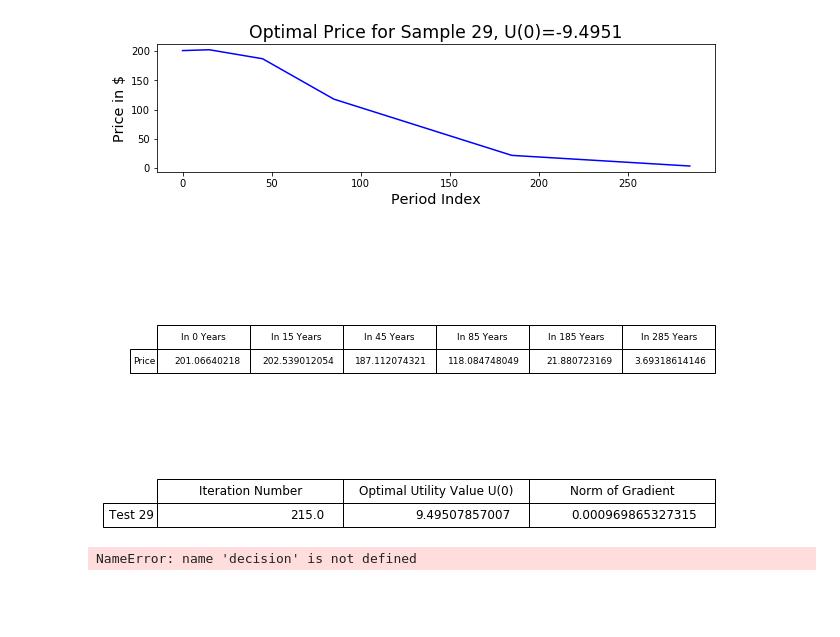
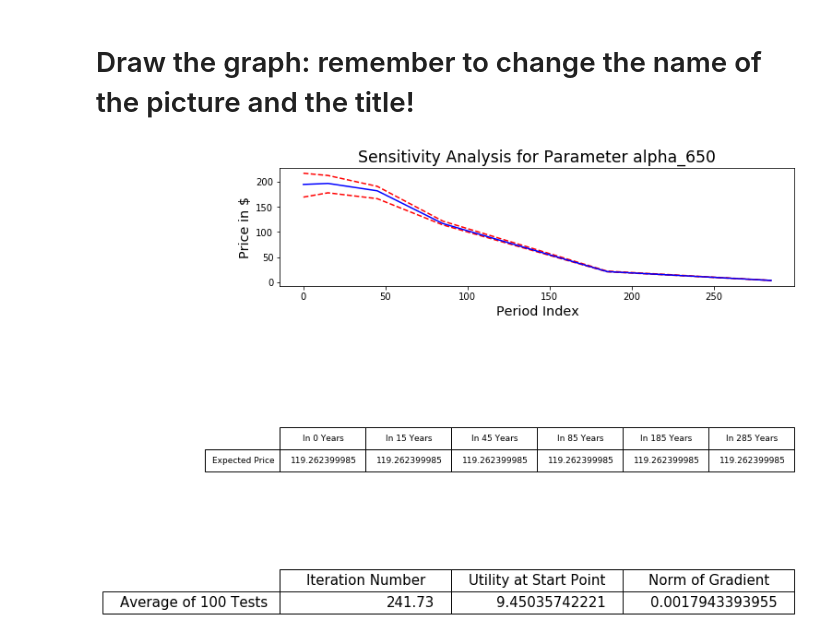
Before and after one commit to Yili-Yang/Litterman_Carbon_Pricing, a Jupyter notebook: ezclimate/graph.ipynb, the cells around one changed output. Drawn from its saved outputs; the diff is of its cells as text; code cells hidden in the pictures; blank space fills up the shorter version.

```diff
--- a/ezclimate/graph.ipynb
+++ b/ezclimate/graph.ipynb
@@ -18,39 +64,54 @@ from tree import TreeModel
+# %% [markdown]
+# Draw the graph: remember to change the name of the picture and the title!
 # %%
 decision_times=[0, 15, 45, 85, 185, 285, 385]
-period_price_ave = get_ave_price_ind(p, decision_times)
+
+#get the period average and 2 boundaries with get_ave_price and get_90_quantile
+period_price_ave = get_ave_price(p, decision_times)
+list_min,list_max = get_90_quantile(period_price_ave)
 
 fig, (ax, tabay, tabax) = plt.subplots(nrows=3, figsize=(10,8))
-ax.plot(#decision_times[:-1],list_min, 'r--',
-        #decision_times[:-1],list_max, 'r--',
-        decision_times[:-1],period_price_ave,'b')
-ax.set_title("Optimal Price for Sample 29, U(0)=-9.4951", size ='xx-large')
+#draw the subplot with the sample average and the 2 boundaries
+ax.plot(decision_times[:-1],list_min, 'r--',
+        decision_times[:-1],list_max, 'r--',
+        decision_times[:-1],np.average(period_price_ave,0),'b')
+ax.set_title("Sensitivity Analysis for Parameter alpha_650", size ='xx-large')
 ax.set_ylabel('Price in $', size = 'x-large')
 ax.set_xlabel('Period Index', size = 'x-large')
 
+#draw the table with the samples' period average
 tabay.axis("off")
 columns_price = ['In %d Years' %x for x in decision_times]
-row_label_price = ['Price']
-cell_text_price = np.zeros([1,len(period_price_ave)])
-cell_text_price[0] = period_price_ave
+row_label_price = ['Expected Price']
+cell_text_price = np.zeros([1,len(total_period_ave)])
+cell_text_price[0] = np.average(period_price_ave)
 the_table_price = tabay.table(cellText=cell_text_price,
                              rowLabels=row_label_price,
                              colLabels=columns_price)
 the_table_price.set_fontsize(38)
 the_table_price.scale(1,2)
 
+#draw the table with the average of some parameters
 tabax.axis("off")
-columns = ['Iteration Number','Optimal Utility Value U(0)', 'Norm of Gradient']
-row_label = ['Test 29']
-cell_text = np.zeros([1,3])
-cell_text[0] =[iteration[-1],utility[-1],norm[-1]]
+columns = ['Iteration Number','Utility at Start Point', 'Norm of Gradient'] #define the parameters
+row_label = ['Average of %d Tests' %p.shape[1]] #define the label/content of the rows
+rows = len(row_label)
+cell_text = np.zeros([1,len(columns)]) #define the content of the table
+#append the cell_text if you want to display the information of all the inividual samples
+#for row in range(len(norm)):
+    #cell_text[row,:]=[iteration[row],u[row],norm[row]]
+cell_text[0,:] = [np.average(iteration),np.average(u),np.average(norm)]
+
 the_table = tabax.table(cellText=cell_text,
                   rowLabels=row_label,
+                  #rowColours=colors,
                   colLabels=columns,
-                       loc = 'bottom')
+                       loc = 'bottom')#define the table
 the_table.set_fontsize(34)
 the_table.scale(1, 2)
 
-fig.savefig('Optimal Solution.eps',format='eps', dpi=1000, bbox_inches='tight')
+#save the figure
+fig.savefig('sensitivity_result_2_.eps',bbox_inches='tight')#change the name of the figure here
 plt.show()
 # %% [output]
-[figure, old version]
+[figure, new version]
@@ -69,9 +117,0 @@ def get_ave_price(price,decision_times): #period average for each sample
-# %%
-data_base = 'sensitivity_base_results.mat'
-decision_times=[0, 15, 45, 85, 185, 285, 385]
-period_price_ave = get_ave_price(data_base,decision_times)
-total_period_ave = np.average(period_price_ave,0)
-
-label = ['$ %d' %x for x in period_price_ave[0,:]]
-# %% [output]
-NameError: name 'decision' is not defined
```
Also changed, not shown: parts of 13 cells of this notebook, 13 other files.
